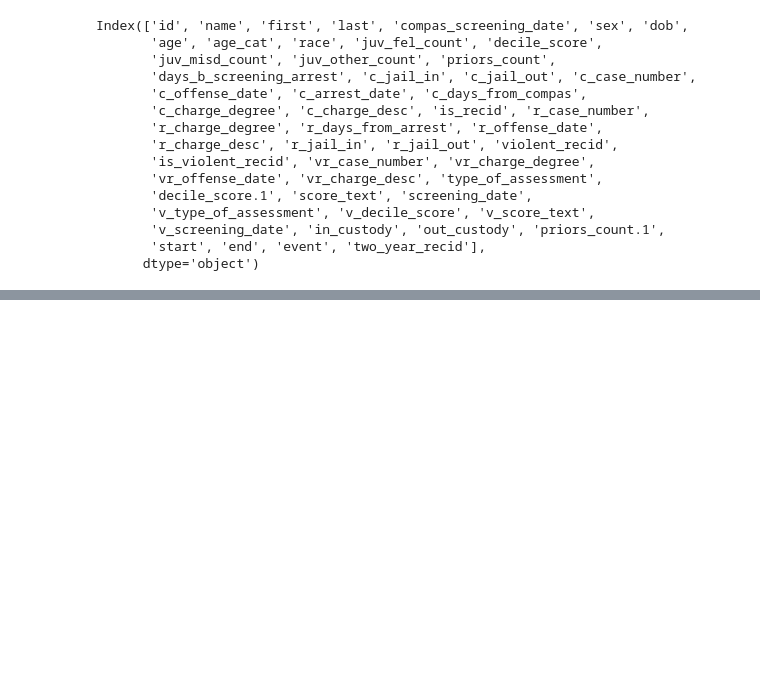
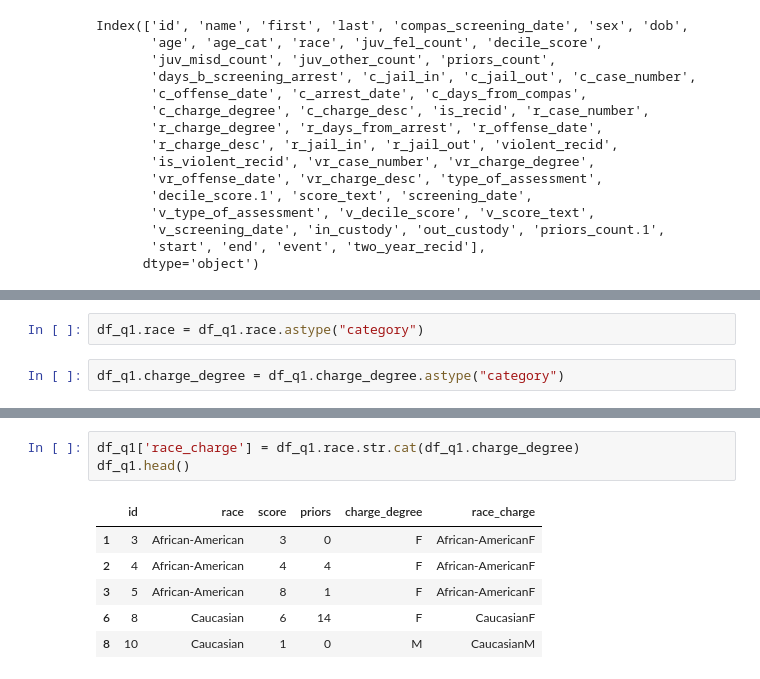
Before and after one commit to doomsdayhotel/COMPAS-analysis, a Jupyter notebook: COMPAS Project.ipynb, the cells around one changed output, grey strips where cells are left out. Drawn from its saved outputs; the diff is of its cells as text; blank space fills up the shorter version.

```diff
--- a/COMPAS Project.ipynb
+++ b/COMPAS Project.ipynb
@@ -94,0 +186,4 @@ Steps for analysis:
+# %%
+df_q1.race = df_q1.race.astype("category")
+# %%
+df_q1.charge_degree = df_q1.charge_degree.astype("category")
@@ -94,0 +199,10 @@ Steps for analysis:
+# %%
+df_q1['race_charge'] = df_q1.race.str.cat(df_q1.charge_degree)
+df_q1.head()
+# %% [output]
+|  | id | race | score | priors | charge_degree | race_charge |
+| 1 | 3 | African-American | 3 | 0 | F | African-AmericanF |
+| 2 | 4 | African-American | 4 | 4 | F | African-AmericanF |
+| 3 | 5 | African-American | 8 | 1 | F | African-AmericanF |
+| 6 | 8 | Caucasian | 6 | 14 | F | CaucasianF |
+| 8 | 10 | Caucasian | 1 | 0 | M | CaucasianM |
```
Also changed, not shown: parts of 25 cells of this notebook.
